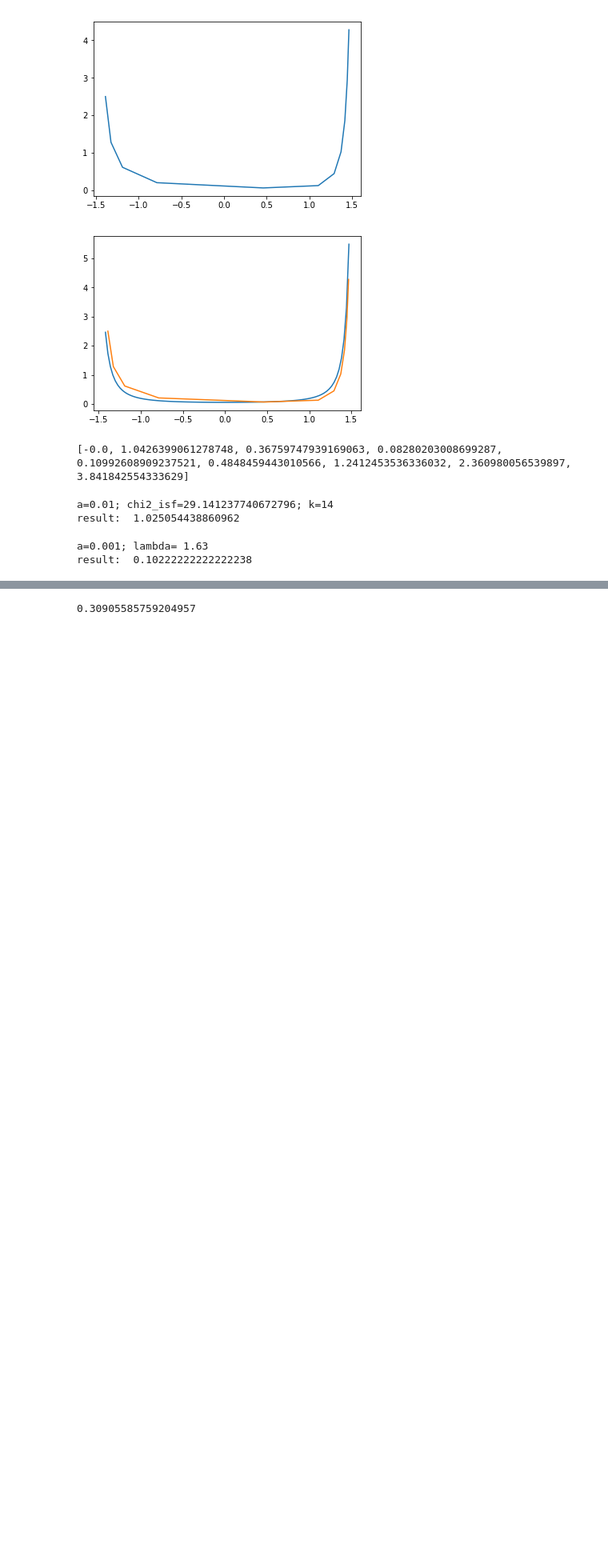
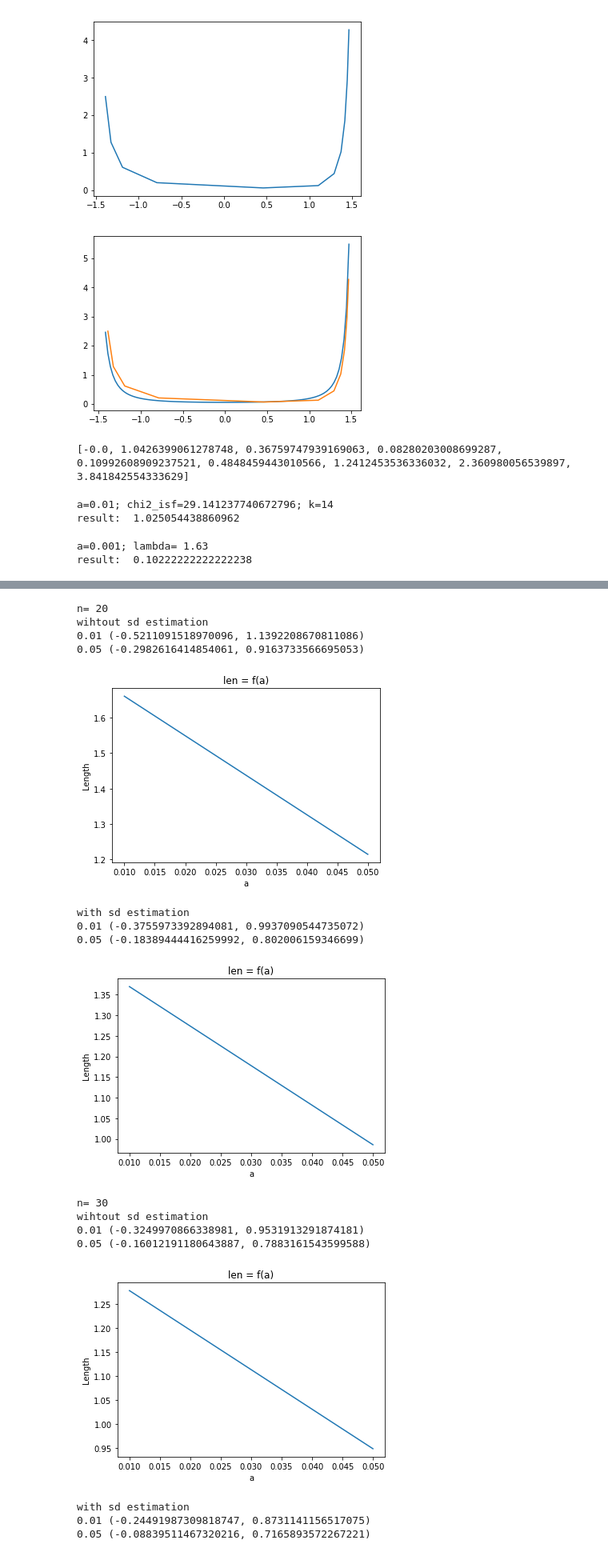
Before and after one commit to dsman1823/statistics, a Jupyter notebook: lab001.ipynb, the cells around one changed output, grey strips where cells are left out. Shown at 80% size. Saved outputs shown, nothing was run; the diff lists cells and outputs as text; code cells hidden in the pictures; blank space fills up the shorter version.

```diff
--- a/lab001.ipynb
+++ b/lab001.ipynb
@@ -299,12 +299,0 @@ SyntaxError: unexpected EOF while parsing (<ipython-input-12-273a19ab4d1f>, line
-# %%
-a, b = get_bounds(2, 27)
-bounds = a, b
-n = 20
-x_series = get_x_var_series(*bounds, n)
-y_series = get_y_var_series(x_series)
-y_series.sort()
-mean = np.array(y_series).mean()
-
-mean
-# %% [output]
-0.30905585759204957
@@ -310,0 +361,44 @@ mean
+# %%
+def invoke_mean_estimation(n):
+    a, b = get_bounds(2, 27)
+    bounds = a, b
+    mean = 0.355
+    dispersion = 1.5
+    sd = math.pow(dispersion, 1 / 2)
+    s = (n / (n-1)) * dispersion
+
+    x_series = get_x_var_series(*bounds, n)
+    y_series = get_y_var_series(x_series)
+    y_series.sort()
+    emean = np.array(y_series).mean()
+    edispersion = np.array(y_series).std()
+    s = (n / (n - 1)) * edispersion
+
+    significance_levels = [0.01, 0.05]
+    print('n=', n)
+    print('wihtout sd estimation')
+    invoke_em_estimation_without_sd(emean, s, n, significance_levels)
+    print('with sd estimation')
+    invoke_em_estimation_with_sd(emean, n, sd, significance_levels)
+
+
+for n in [20, 30, 50, 70, 100, 150]:
+    invoke_mean_estimation(n)
+# %% [output]
+n= 20
+wihtout sd estimation
+0.01 (-0.5211091518970096, 1.1392208670811086)
+0.05 (-0.2982616414854061, 0.9163733566695053)
+[figure, added]
+with sd estimation
+0.01 (-0.3755973392894081, 0.9937090544735072)
+0.05 (-0.18389444416259992, 0.802006159346699)
+[figure, added]
+n= 30
+wihtout sd estimation
+0.01 (-0.3249970866338981, 0.9531913291874181)
+0.05 (-0.16012191180643887, 0.7883161543599588)
+[figure, added]
+with sd estimation
+0.01 (-0.24491987309818747, 0.8731141156517075)
+0.05 (-0.08839511467320216, 0.7165893572267221)
```
Also changed, not shown: parts of 5 cells of this notebook.
